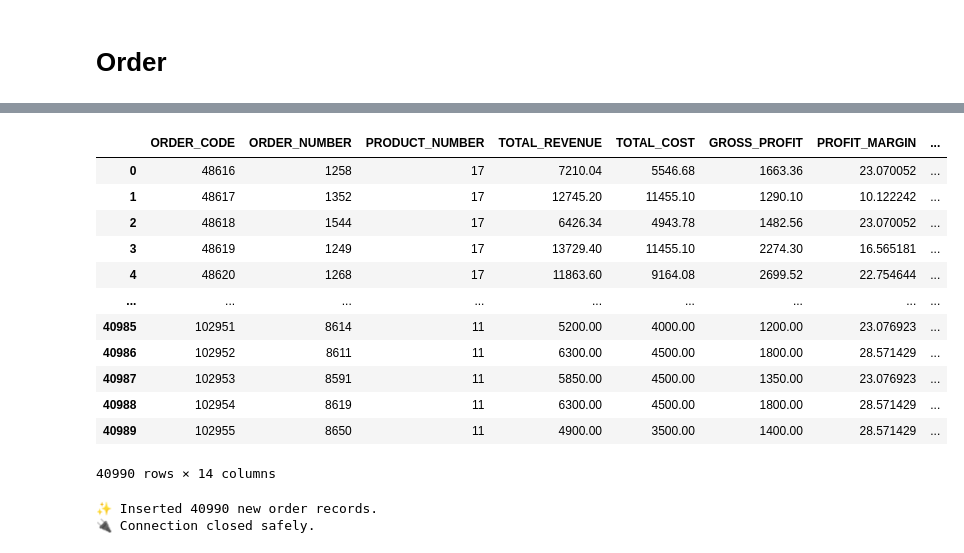
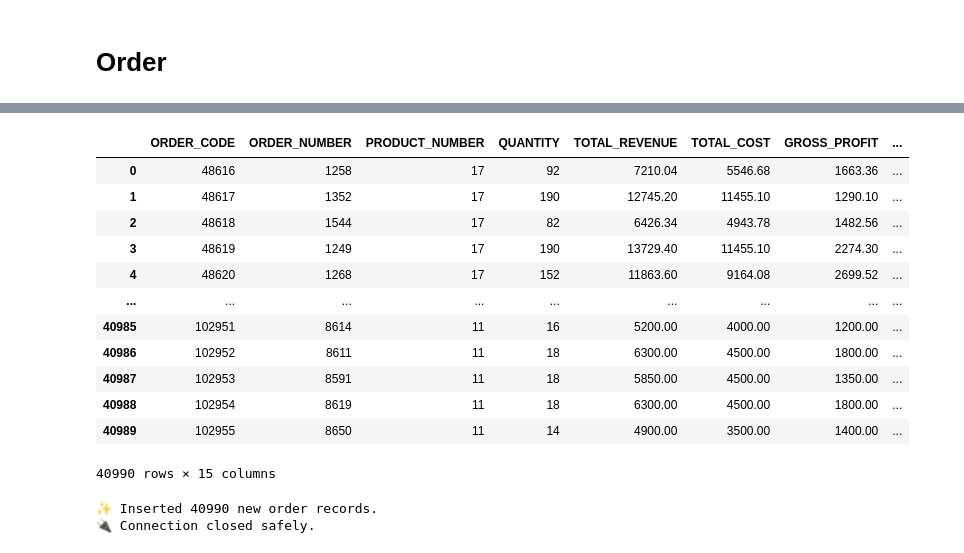
Before and after one commit to SebEmmen/GreatOutdoors, a Jupyter notebook: Warehouse.ipynb, the cells around one changed output, grey strips where cells are left out. Cells and saved outputs as stored; diff of their text form; code cells hidden in the pictures.

```diff
--- a/Warehouse.ipynb
+++ b/Warehouse.ipynb
@@ -1229,46 +1255,47 @@ df_order_final['PROFIT_MARGIN'] = (df_order_final['GROSS_PROFIT'] / df_order_fin
 
 
 # 1.2 Fix the column names
 # Both tables likely have a 'naam' column, so Pandas makes them 'naam_x' and 'naam_y'
 df_order_final = df_order_final.rename(columns={
     'RETAILER_SITE_CODE': 'SITE_CODE',
     'ORDER_DETAIL_CODE': 'ORDER_CODE',
     'SALES_STAFF_CODE': 'STAFF_CODE',
     'SALES_BRANCH_CODE': 'SALES_CODE',
     'ORDER_METHOD_EN': 'ORDER_METHOD'
 })
 
 df_order_final = df_order_final[[
     'ORDER_CODE',
     'ORDER_NUMBER',
     'PRODUCT_NUMBER',
+    'QUANTITY',
     'TOTAL_REVENUE',
     'TOTAL_COST',
     'GROSS_PROFIT',
     'PROFIT_MARGIN',
     'RETAILER_NAME',
     'SITE_CODE',
     'RETAILER_CONTACT_CODE',
     'STAFF_CODE',
     'SALES_CODE',
     'ORDER_DATE',
     'ORDER_METHOD'
 ]]
 df_order_final
 # %% [output]
-|  | ORDER_CODE | ORDER_NUMBER | PRODUCT_NUMBER | TOTAL_REVENUE | TOTAL_COST | GROSS_PROFIT | PROFIT_MARGIN | ... |
-| 0 | 48616 | 1258 | 17 | 7210.04 | 5546.68 | 1663.36 | 23.070052 | ... |
-| 1 | 48617 | 1352 | 17 | 12745.20 | 11455.10 | 1290.10 | 10.122242 | ... |
-| 2 | 48618 | 1544 | 17 | 6426.34 | 4943.78 | 1482.56 | 23.070052 | ... |
-| 3 | 48619 | 1249 | 17 | 13729.40 | 11455.10 | 2274.30 | 16.565181 | ... |
-| 4 | 48620 | 1268 | 17 | 11863.60 | 9164.08 | 2699.52 | 22.754644 | ... |
+|  | ORDER_CODE | ORDER_NUMBER | PRODUCT_NUMBER | QUANTITY | TOTAL_REVENUE | TOTAL_COST | GROSS_PROFIT | ... |
+| 0 | 48616 | 1258 | 17 | 92 | 7210.04 | 5546.68 | 1663.36 | ... |
+| 1 | 48617 | 1352 | 17 | 190 | 12745.20 | 11455.10 | 1290.10 | ... |
+| 2 | 48618 | 1544 | 17 | 82 | 6426.34 | 4943.78 | 1482.56 | ... |
+| 3 | 48619 | 1249 | 17 | 190 | 13729.40 | 11455.10 | 2274.30 | ... |
+| 4 | 48620 | 1268 | 17 | 152 | 11863.60 | 9164.08 | 2699.52 | ... |
 | ... | ... | ... | ... | ... | ... | ... | ... | ... |
-| 40985 | 102951 | 8614 | 11 | 5200.00 | 4000.00 | 1200.00 | 23.076923 | ... |
-| 40986 | 102952 | 8611 | 11 | 6300.00 | 4500.00 | 1800.00 | 28.571429 | ... |
-| 40987 | 102953 | 8591 | 11 | 5850.00 | 4500.00 | 1350.00 | 23.076923 | ... |
-| 40988 | 102954 | 8619 | 11 | 6300.00 | 4500.00 | 1800.00 | 28.571429 | ... |
-| 40989 | 102955 | 8650 | 11 | 4900.00 | 3500.00 | 1400.00 | 28.571429 | ... |
+| 40985 | 102951 | 8614 | 11 | 16 | 5200.00 | 4000.00 | 1200.00 | ... |
+| 40986 | 102952 | 8611 | 11 | 18 | 6300.00 | 4500.00 | 1800.00 | ... |
+| 40987 | 102953 | 8591 | 11 | 18 | 5850.00 | 4500.00 | 1350.00 | ... |
+| 40988 | 102954 | 8619 | 11 | 18 | 6300.00 | 4500.00 | 1800.00 | ... |
+| 40989 | 102955 | 8650 | 11 | 14 | 4900.00 | 3500.00 | 1400.00 | ... |
-40990 rows × 14 columns
+40990 rows × 15 columns
 # %%
 import sqlite3
 import pandas as pd
```
Also changed, not shown: parts of 2 cells of this notebook, 1 other file.
